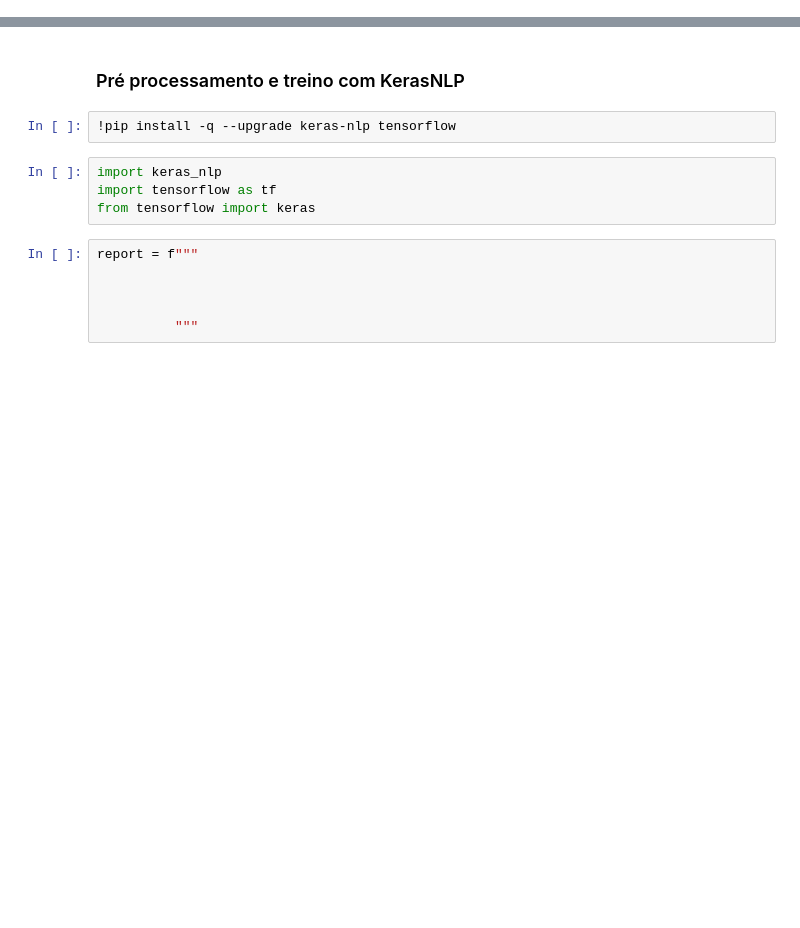
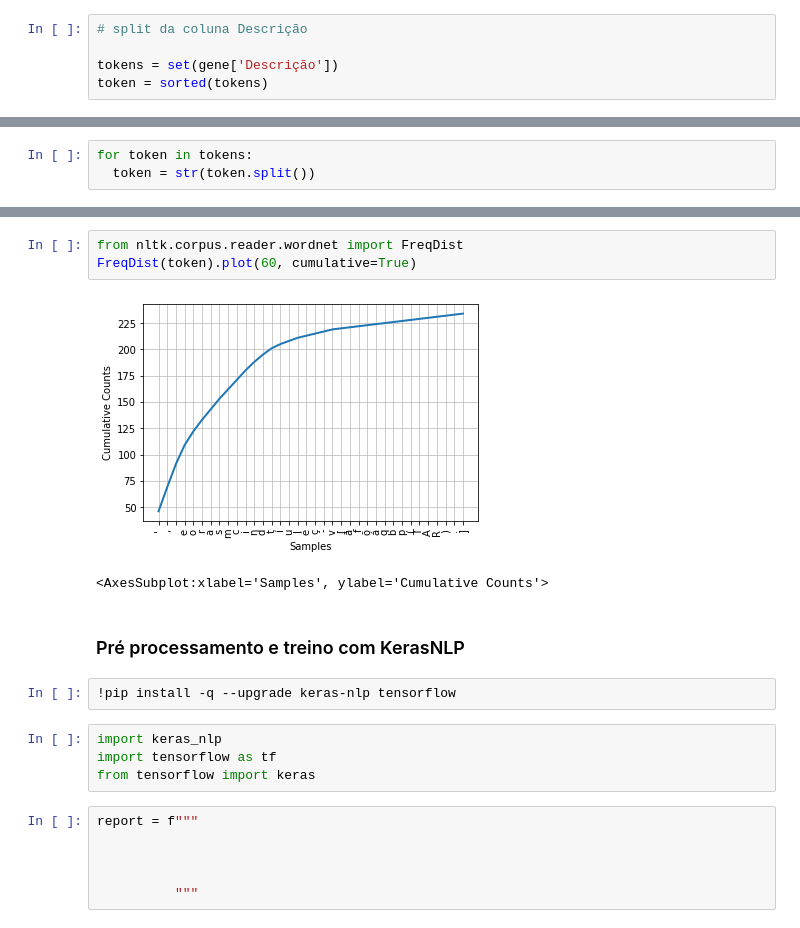
Before and after one commit to cantaruttim/IC_FATEC, a Jupyter notebook: Teste_ic.ipynb, the cells around one changed output, grey strips where cells are left out. Cells and saved outputs as stored; diff of their text form; blank space fills up the shorter version.

```diff
--- a/Teste_ic.ipynb
+++ b/Teste_ic.ipynb
@@ -91,0 +118,5 @@ True
+# %%
+# split da coluna Descrição
+
+tokens = set(gene['Descrição'])
+token = sorted(tokens)
@@ -91,0 +127,3 @@ True
+# %%
+for token in tokens:
+  token = str(token.split())
@@ -92,3 +146,9 @@ True
+# %%
+from nltk.corpus.reader.wordnet import FreqDist
+FreqDist(token).plot(60, cumulative=True)
+# %% [output]
+[figure, added]
+<AxesSubplot:xlabel='Samples', ylabel='Cumulative Counts'>
 # %% [markdown]
 ### Pré processamento e treino com KerasNLP
 # %%
```
Also changed, not shown: parts of 10 cells of this notebook.
